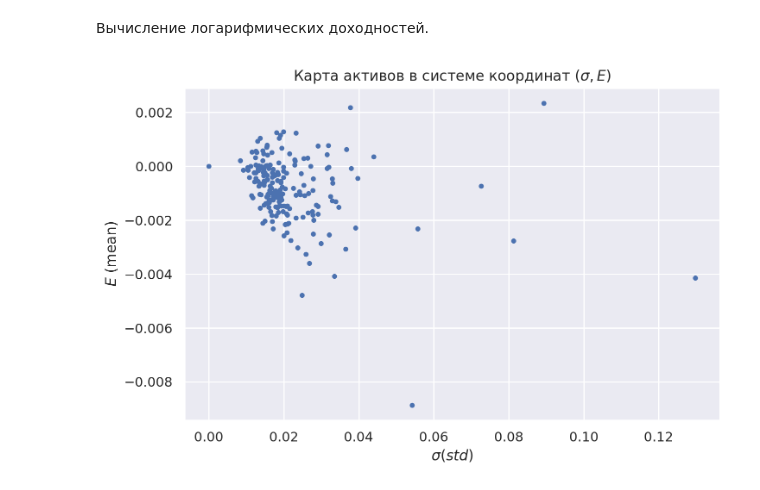
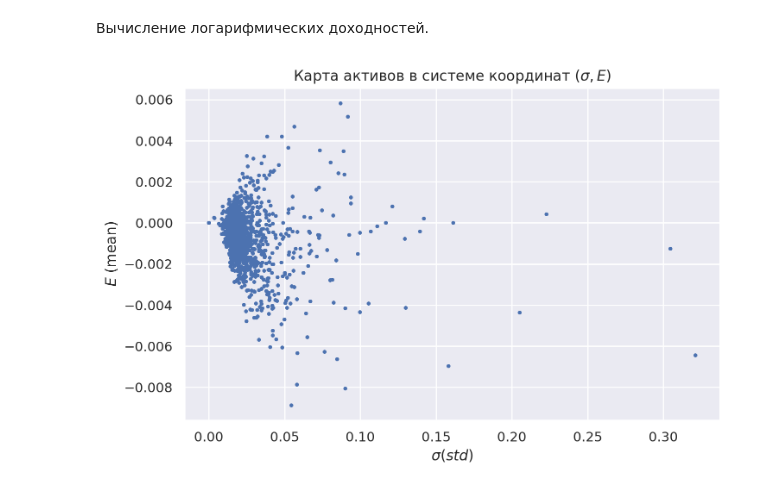
Before and after one commit to antonov1lya/ResearchSeminar2024, a Jupyter notebook: report.ipynb, the cells around one changed output. Cells and saved outputs as stored; diff of their text form; code cells hidden in the pictures.

```diff
--- a/report.ipynb
+++ b/report.ipynb
@@ -20,6 +20,6 @@ plt.rcParams['font.size'] = 12
 companies = pd.read_excel("German Traded Companies.xlsx")
 companies = list(companies['Ticker'])
 # %%
-data = yf.download(companies[:300],'2018-01-02','2018-12-31')[['Close', 'Volume']]
+data = yf.download(companies[:2000],'2018-01-02','2018-12-31')[['Close', 'Volume']]
 indexes = yf.download(['^GDAXI'],'2018-01-02','2018-12-31')[['Close', 'Volume']]
 # %% [output]
@@ -44,3 +35,16 @@ volume = volume[volume['Date']!='2018-05-21']
+# %%
+prices, volume = data['Close'], data['Volume']
+prices = prices.reset_index()
+indexes = indexes.reset_index()
+volume = volume.reset_index()
+
+to_delete = set(prices['Date'])-set(indexes['Date'])
+for i in to_delete:
+    prices = prices[prices['Date']!=i]
+    volume = volume[volume['Date']!=i]
+
+prices = prices.dropna(axis=1, how='any')
+volume = volume.loc[:, prices.columns]
 # %% [markdown]
 Просмотрим загруженные данные.
 # %%
@@ -118,10 +122,10 @@ for i in prices.drop(columns=['Date']).columns:
 returns = pd.DataFrame(returns)
 # %%
 std, mean = returns.std(), returns.mean()
-plt.scatter(std, mean, s=10)
+plt.scatter(std, mean, s=5)
 plt.xlabel('$\sigma (std)$')
 plt.ylabel('$E$ (mean)')
 plt.title('Карта активов в системе координат $(\sigma, E)$')
 plt.show()
 # %% [output]
-[figure, old version]
+[figure, new version]
```
Also changed, not shown: parts of 4 cells of this notebook, 2 other files.
